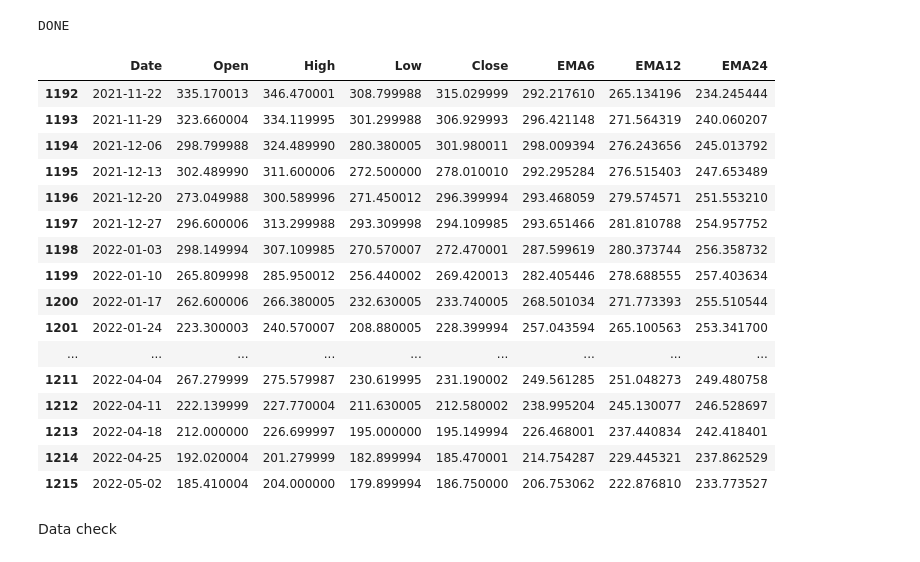
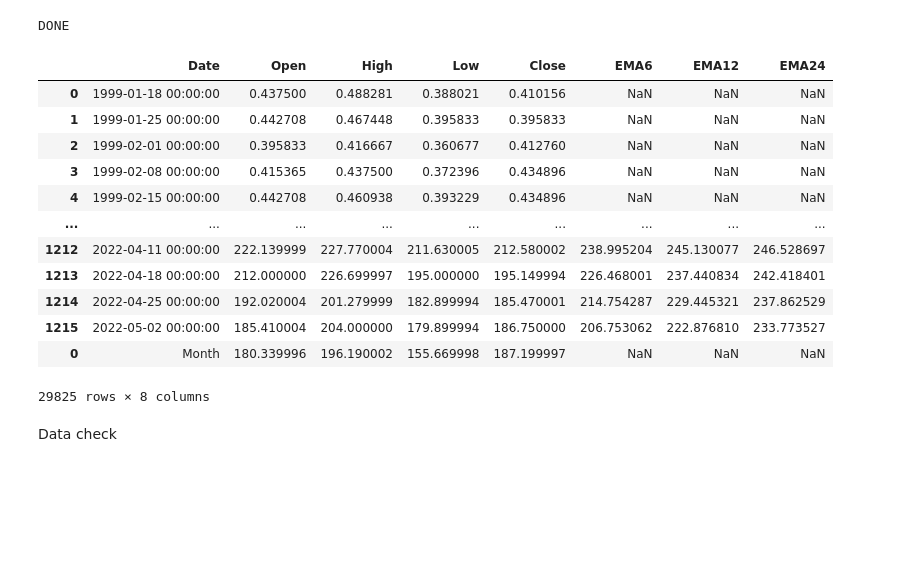
Before and after one commit to Philippe-cz/NVDA-Stock-Price-Prediction-by-CNN-LSTM-DNN-model, a Jupyter notebook: 01_NVDA_S5_Load_Data general.ipynb, the cells around one changed output. Cells and saved outputs as stored; diff of their text form; code cells hidden in the pictures; blank space fills up the shorter version.

```diff
--- a/01_NVDA_S5_Load_Data general.ipynb
+++ b/01_NVDA_S5_Load_Data general.ipynb
@@ -196,26 +196,22 @@ for row in range(len(stock)):
 print("DONE")
 # %% [output]
 DONE
-# %%
-temp_df
-# %% [output]
-|  | Date | Open | High | Low | Close | EMA6 | EMA12 | EMA24 |
-| 1192 | 2021-11-22 | 335.170013 | 346.470001 | 308.799988 | 315.029999 | 292.217610 | 265.134196 | 234.245444 |
-| 1193 | 2021-11-29 | 323.660004 | 334.119995 | 301.299988 | 306.929993 | 296.421148 | 271.564319 | 240.060207 |
-| 1194 | 2021-12-06 | 298.799988 | 324.489990 | 280.380005 | 301.980011 | 298.009394 | 276.243656 | 245.013792 |
-| 1195 | 2021-12-13 | 302.489990 | 311.600006 | 272.500000 | 278.010010 | 292.295284 | 276.515403 | 247.653489 |
-| 1196 | 2021-12-20 | 273.049988 | 300.589996 | 271.450012 | 296.399994 | 293.468059 | 279.574571 | 251.553210 |
-| 1197 | 2021-12-27 | 296.600006 | 313.299988 | 293.309998 | 294.109985 | 293.651466 | 281.810788 | 254.957752 |
-| 1198 | 2022-01-03 | 298.149994 | 307.109985 | 270.570007 | 272.470001 | 287.599619 | 280.373744 | 256.358732 |
-| 1199 | 2022-01-10 | 265.809998 | 285.950012 | 256.440002 | 269.420013 | 282.405446 | 278.688555 | 257.403634 |
-| 1200 | 2022-01-17 | 262.600006 | 266.380005 | 232.630005 | 233.740005 | 268.501034 | 271.773393 | 255.510544 |
-| 1201 | 2022-01-24 | 223.300003 | 240.570007 | 208.880005 | 228.399994 | 257.043594 | 265.100563 | 253.341700 |
-| ... | ... | ... | ... | ... | ... | ... | ... | ... |
-| 1211 | 2022-04-04 | 267.279999 | 275.579987 | 230.619995 | 231.190002 | 249.561285 | 251.048273 | 249.480758 |
-| 1212 | 2022-04-11 | 222.139999 | 227.770004 | 211.630005 | 212.580002 | 238.995204 | 245.130077 | 246.528697 |
-| 1213 | 2022-04-18 | 212.000000 | 226.699997 | 195.000000 | 195.149994 | 226.468001 | 237.440834 | 242.418401 |
-| 1214 | 2022-04-25 | 192.020004 | 201.279999 | 182.899994 | 185.470001 | 214.754287 | 229.445321 | 237.862529 |
-| 1215 | 2022-05-02 | 185.410004 | 204.000000 | 179.899994 | 186.750000 | 206.753062 | 222.876810 | 233.773527 |
+# %%
+final_df_w
+# %% [output]
+|  | Date | Open | High | Low | Close | EMA6 | EMA12 | EMA24 |
+| 0 | 1999-01-18 00:00:00 | 0.437500 | 0.488281 | 0.388021 | 0.410156 | NaN | NaN | NaN |
+| 1 | 1999-01-25 00:00:00 | 0.442708 | 0.467448 | 0.395833 | 0.395833 | NaN | NaN | NaN |
+| 2 | 1999-02-01 00:00:00 | 0.395833 | 0.416667 | 0.360677 | 0.412760 | NaN | NaN | NaN |
+| 3 | 1999-02-08 00:00:00 | 0.415365 | 0.437500 | 0.372396 | 0.434896 | NaN | NaN | NaN |
+| 4 | 1999-02-15 00:00:00 | 0.442708 | 0.460938 | 0.393229 | 0.434896 | NaN | NaN | NaN |
+| ... | ... | ... | ... | ... | ... | ... | ... | ... |
+| 1212 | 2022-04-11 00:00:00 | 222.139999 | 227.770004 | 211.630005 | 212.580002 | 238.995204 | 245.130077 | 246.528697 |
+| 1213 | 2022-04-18 00:00:00 | 212.000000 | 226.699997 | 195.000000 | 195.149994 | 226.468001 | 237.440834 | 242.418401 |
+| 1214 | 2022-04-25 00:00:00 | 192.020004 | 201.279999 | 182.899994 | 185.470001 | 214.754287 | 229.445321 | 237.862529 |
+| 1215 | 2022-05-02 00:00:00 | 185.410004 | 204.000000 | 179.899994 | 186.750000 | 206.753062 | 222.876810 | 233.773527 |
+| 0 | Month | 180.339996 | 196.190002 | 155.669998 | 187.199997 | NaN | NaN | NaN |
+29825 rows × 8 columns
 # %% [markdown]
 Data check
 # %%
```
Also changed, not shown: parts of 2 cells of this notebook, 1 other file.
